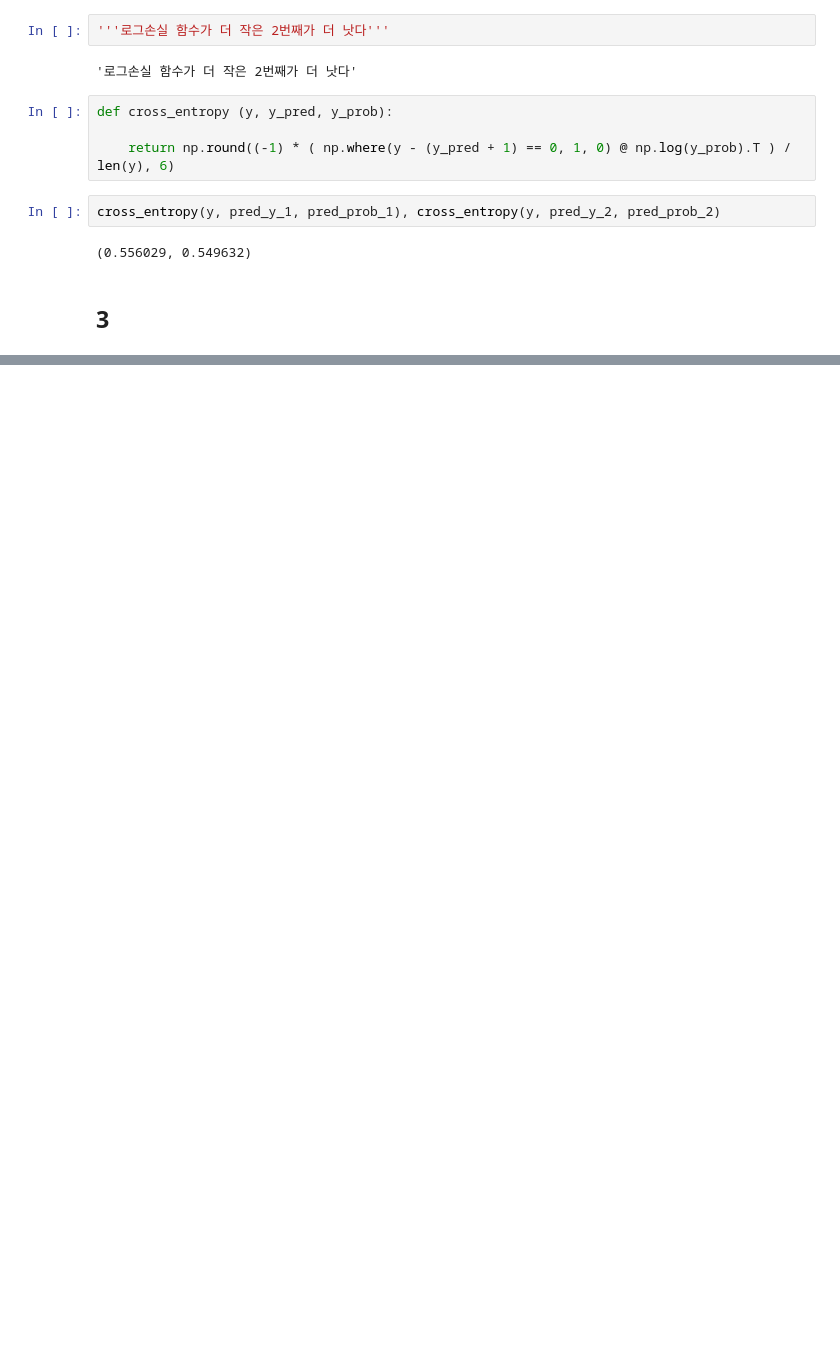
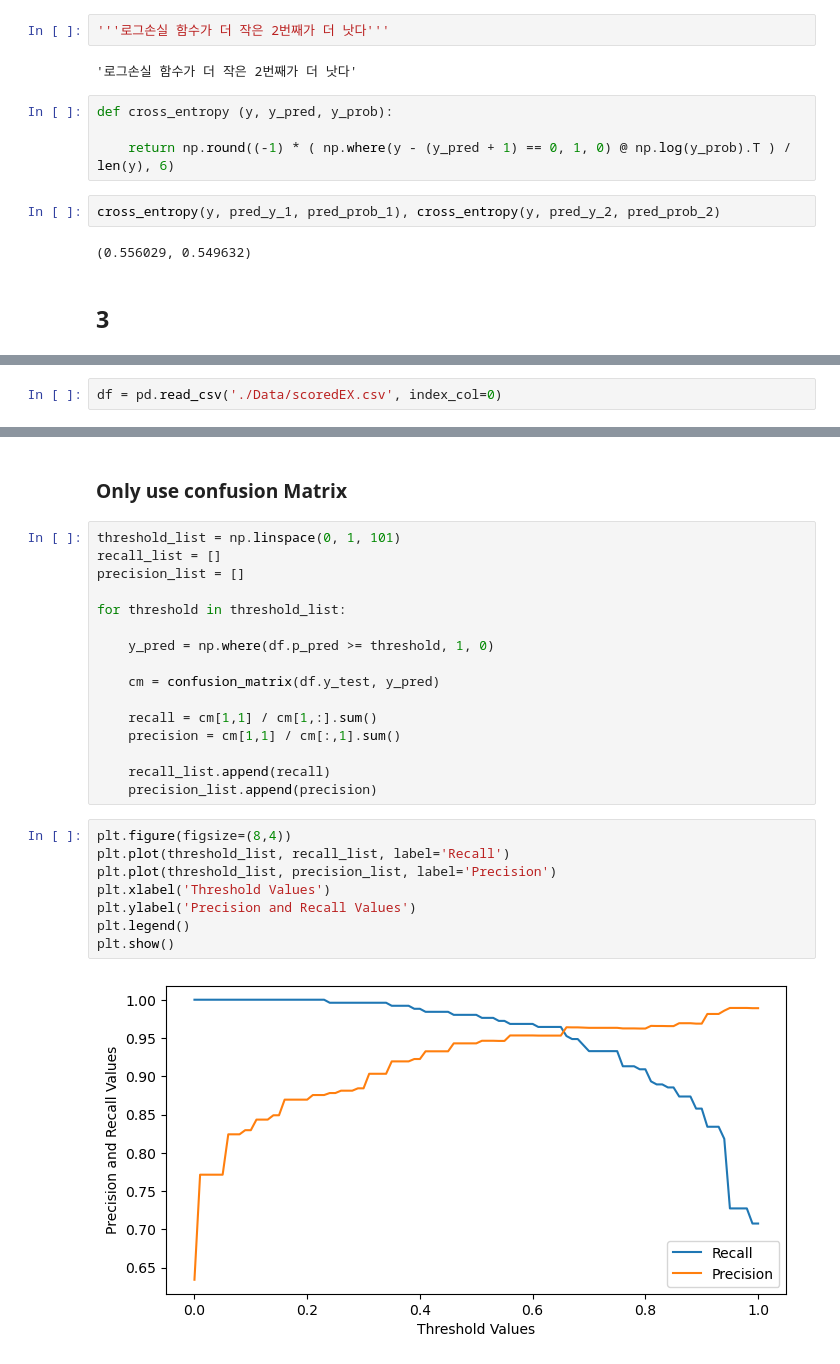
Before and after one commit to MalrangQuant/Machine-Learning-Financial-Engineering, a Jupyter notebook: 과제2 - 20223888 이선우.ipynb, the cells around one changed output, grey strips where cells are left out. Drawn from its saved outputs; the diff is of its cells as text; blank space fills up the shorter version.

```diff
--- a/과제2 - 20223888 이선우.ipynb
+++ b/과제2 - 20223888 이선우.ipynb
@@ -156,0 +161,2 @@ cross_entropy(y, pred_y_1, pred_prob_1), cross_entropy(y, pred_y_2, pred_prob_2)
+# %%
+df = pd.read_csv('./Data/scoredEX.csv', index_col=0)
@@ -156,0 +179,28 @@ cross_entropy(y, pred_y_1, pred_prob_1), cross_entropy(y, pred_y_2, pred_prob_2)
+# %% [markdown]
+### Only use confusion Matrix
+# %%
+threshold_list = np.linspace(0, 1, 101)
+recall_list = []
+precision_list = []
+
+for threshold in threshold_list:
+
+    y_pred = np.where(df.p_pred >= threshold, 1, 0)
+
+    cm = confusion_matrix(df.y_test, y_pred)
+
+    recall = cm[1,1] / cm[1,:].sum()
+    precision = cm[1,1] / cm[:,1].sum()
+
+    recall_list.append(recall)
+    precision_list.append(precision)
+# %%
+plt.figure(figsize=(8,4))
+plt.plot(threshold_list, recall_list, label='Recall')
+plt.plot(threshold_list, precision_list, label='Precision')
+plt.xlabel('Threshold Values')
+plt.ylabel('Precision and Recall Values')
+plt.legend()
+plt.show()
+# %% [output]
+[figure, added]
```
Also changed, not shown: parts of 9 cells of this notebook.
